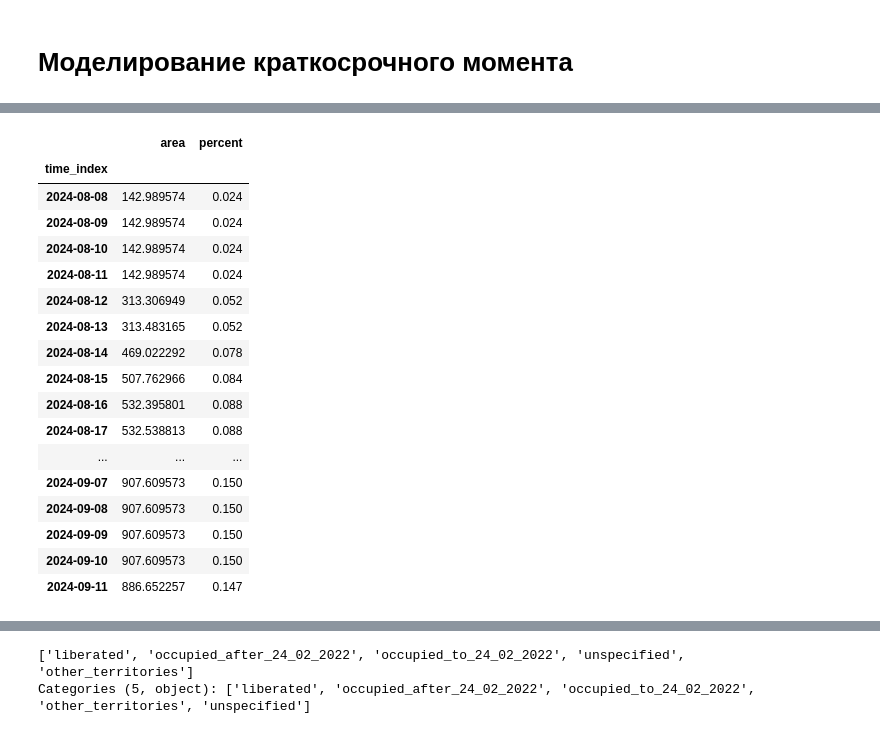
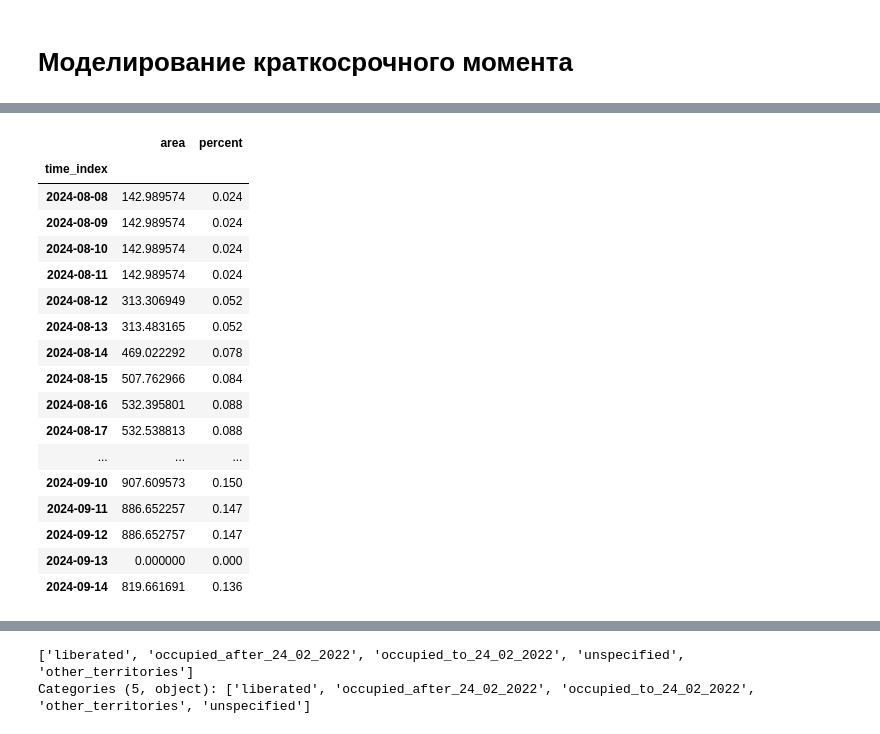
Before and after one commit to HexQuant/rua, a Jupyter notebook: area.ipynb, the cells around one changed output, grey strips where cells are left out. Cells and saved outputs as stored; diff of their text form; code cells hidden in the pictures.

```diff
--- a/area.ipynb
+++ b/area.ipynb
@@ -129,32 +129,33 @@ last_date = df.index.max().strftime("%Y-%m-%d %X")
 # %%
 occupied_by_ua = (
     df[
         (df["type"] == "other_territories") &
         (df['hash'] == '#01579b')
     ]
     .groupby(pd.Grouper(freq="D"))[["area", "percent"]]
     .mean()
+    .fillna(0)
 )
 occupied_by_ua
 # %% [output]
 |  | area | percent |
 | time_index |  |  |
 | 2024-08-08 | 142.989574 | 0.024 |
 | 2024-08-09 | 142.989574 | 0.024 |
 | 2024-08-10 | 142.989574 | 0.024 |
 | 2024-08-11 | 142.989574 | 0.024 |
 | 2024-08-12 | 313.306949 | 0.052 |
 | 2024-08-13 | 313.483165 | 0.052 |
 | 2024-08-14 | 469.022292 | 0.078 |
 | 2024-08-15 | 507.762966 | 0.084 |
 | 2024-08-16 | 532.395801 | 0.088 |
 | 2024-08-17 | 532.538813 | 0.088 |
 | ... | ... | ... |
-| 2024-09-07 | 907.609573 | 0.150 |
-| 2024-09-08 | 907.609573 | 0.150 |
-| 2024-09-09 | 907.609573 | 0.150 |
 | 2024-09-10 | 907.609573 | 0.150 |
 | 2024-09-11 | 886.652257 | 0.147 |
+| 2024-09-12 | 886.652757 | 0.147 |
+| 2024-09-13 | 0.000000 | 0.000 |
+| 2024-09-14 | 819.661691 | 0.136 |
 # %%
 area_dinamic.dropna(inplace=True)
 area_dinamic["type"]
```
Also changed, not shown: parts of 16 cells of this notebook, 2 other files.
